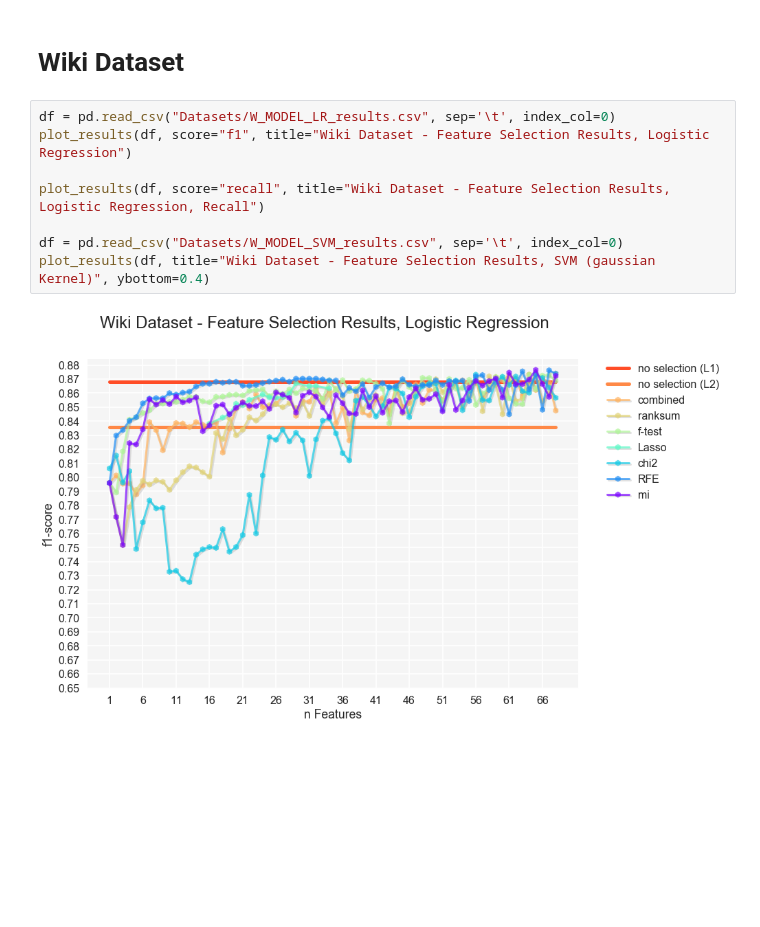
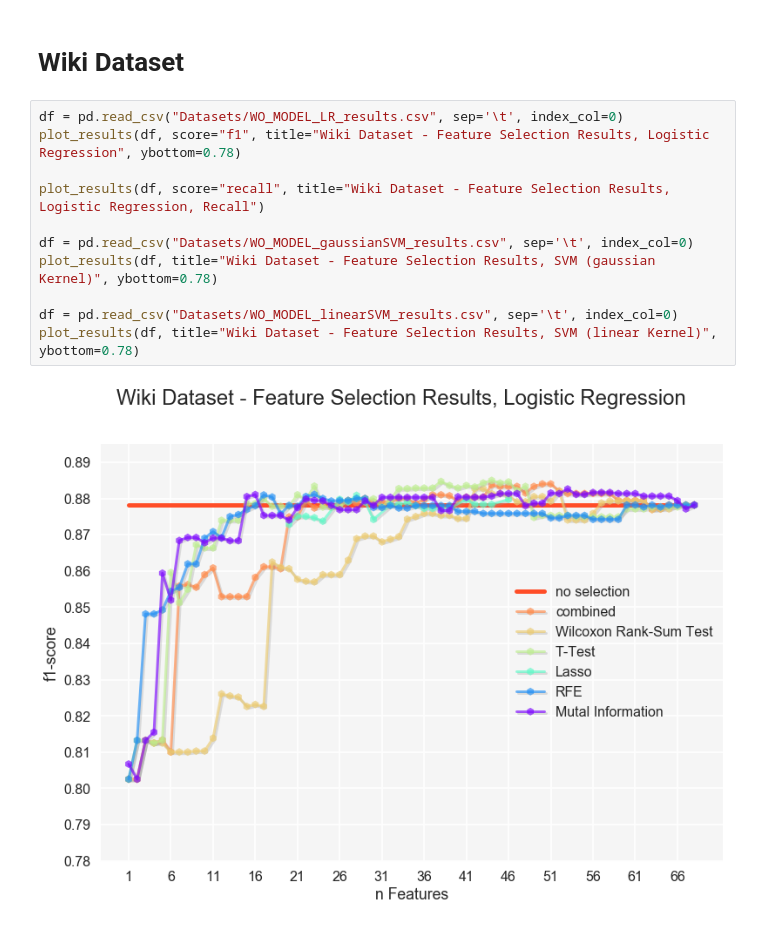
Before and after one commit to nischikata/AggressivenessClassification, a Jupyter notebook: DEMO_plotResults.ipynb, the cells around one changed output. Saved outputs shown, nothing was run; the diff lists cells and outputs as text; blank space fills up the shorter version.

```diff
--- a/DEMO_plotResults.ipynb
+++ b/DEMO_plotResults.ipynb
@@ -48,12 +109,15 @@ plot_results(mdf, title="Martin Dataset - Feature Selection Results, SVM (gaussi
 # %% [markdown]
 # Wiki Dataset
 # %%
-df = pd.read_csv("Datasets/W_MODEL_LR_results.csv", sep='\t', index_col=0)
-plot_results(df, score="f1", title="Wiki Dataset - Feature Selection Results, Logistic Regression")
+df = pd.read_csv("Datasets/WO_MODEL_LR_results.csv", sep='\t', index_col=0)
+plot_results(df, score="f1", title="Wiki Dataset - Feature Selection Results, Logistic Regression", ybottom=0.78)
 
 plot_results(df, score="recall", title="Wiki Dataset - Feature Selection Results, Logistic Regression, Recall")
 
-df = pd.read_csv("Datasets/W_MODEL_SVM_results.csv", sep='\t', index_col=0)
-plot_results(df, title="Wiki Dataset - Feature Selection Results, SVM (gaussian Kernel)", ybottom=0.4)
+df = pd.read_csv("Datasets/WO_MODEL_gaussianSVM_results.csv", sep='\t', index_col=0)
+plot_results(df, title="Wiki Dataset - Feature Selection Results, SVM (gaussian Kernel)", ybottom=0.78)
+
+df = pd.read_csv("Datasets/WO_MODEL_linearSVM_results.csv", sep='\t', index_col=0)
+plot_results(df, title="Wiki Dataset - Feature Selection Results, SVM (linear Kernel)", ybottom=0.78)
 # %% [output]
-[figure, old version]
+[figure, new version]
```
Also changed, not shown: parts of 7 cells of this notebook, 59 other files.
